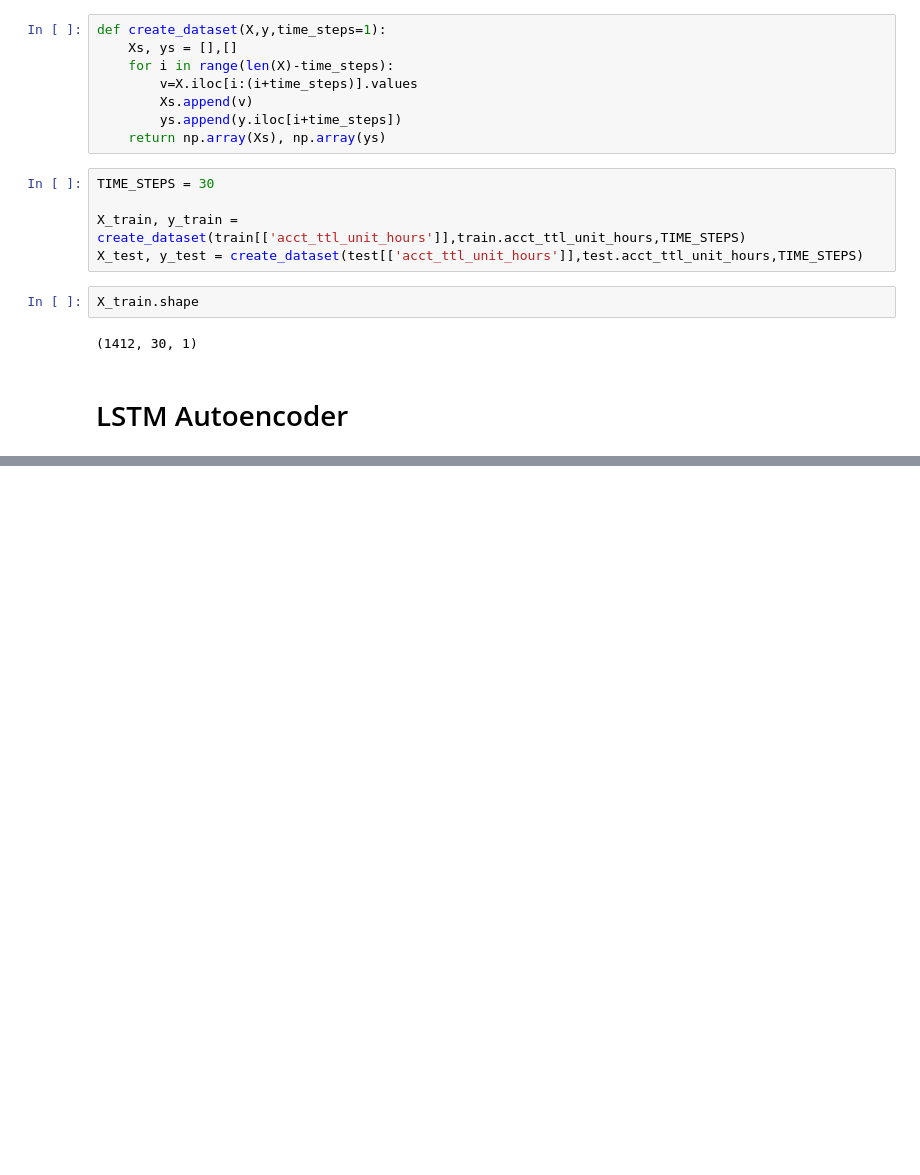
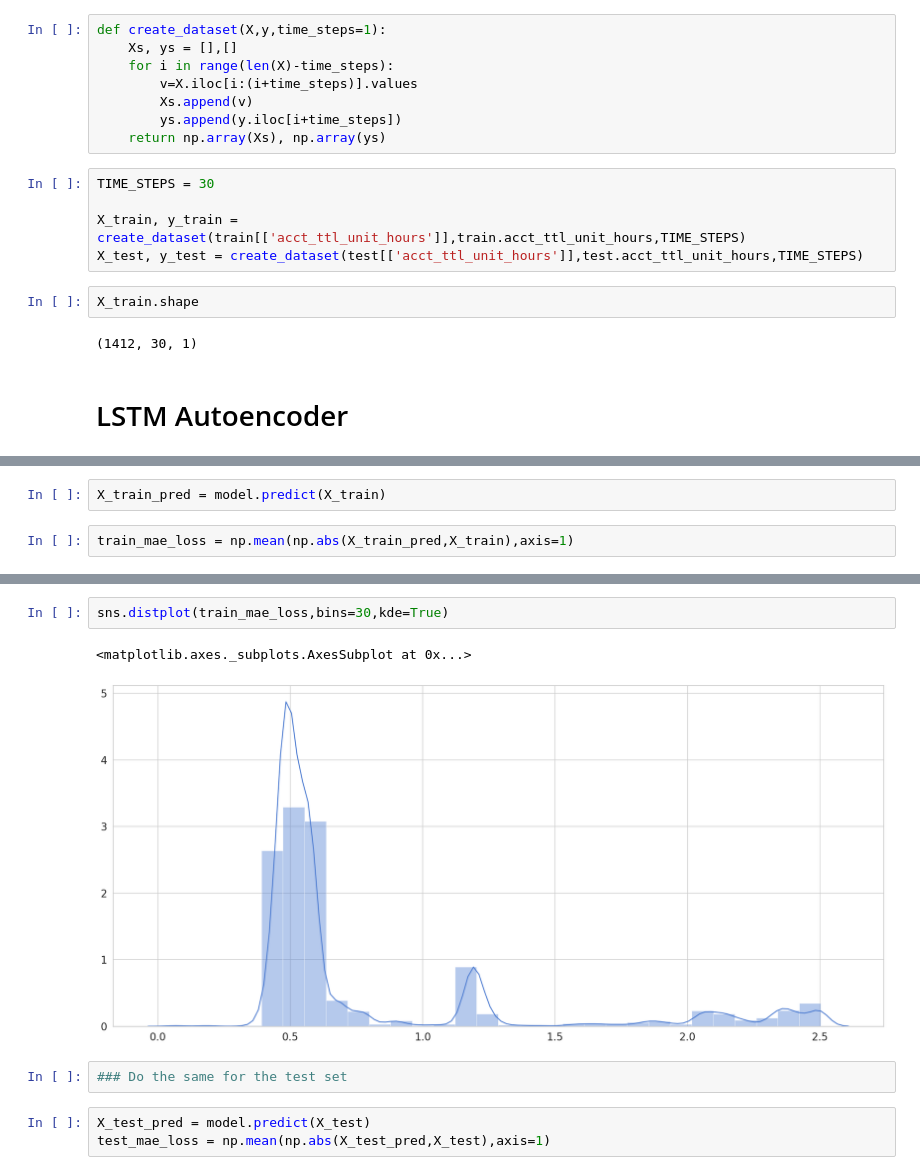
Before and after one commit to char8060/timeseries-anomaly, a Jupyter notebook: anomaly_detection.ipynb, the cells around one changed output, grey strips where cells are left out. Drawn from its saved outputs; the diff is of its cells as text; blank space fills up the shorter version.

```diff
--- a/anomaly_detection.ipynb
+++ b/anomaly_detection.ipynb
@@ -117,0 +183,4 @@ X_train.shape
+# %%
+X_train_pred = model.predict(X_train)
+# %%
+train_mae_loss = np.mean(np.abs(X_train_pred,X_train),axis=1)
@@ -117,0 +191,10 @@ X_train.shape
+# %%
+sns.distplot(train_mae_loss,bins=30,kde=True)
+# %% [output]
+<matplotlib.axes._subplots.AxesSubplot at 0x...>
+[figure, added]
+# %%
+### Do the same for the test set
+# %%
+X_test_pred = model.predict(X_test)
+test_mae_loss = np.mean(np.abs(X_test_pred,X_test),axis=1)
```
Also changed, not shown: parts of 9 cells of this notebook.
